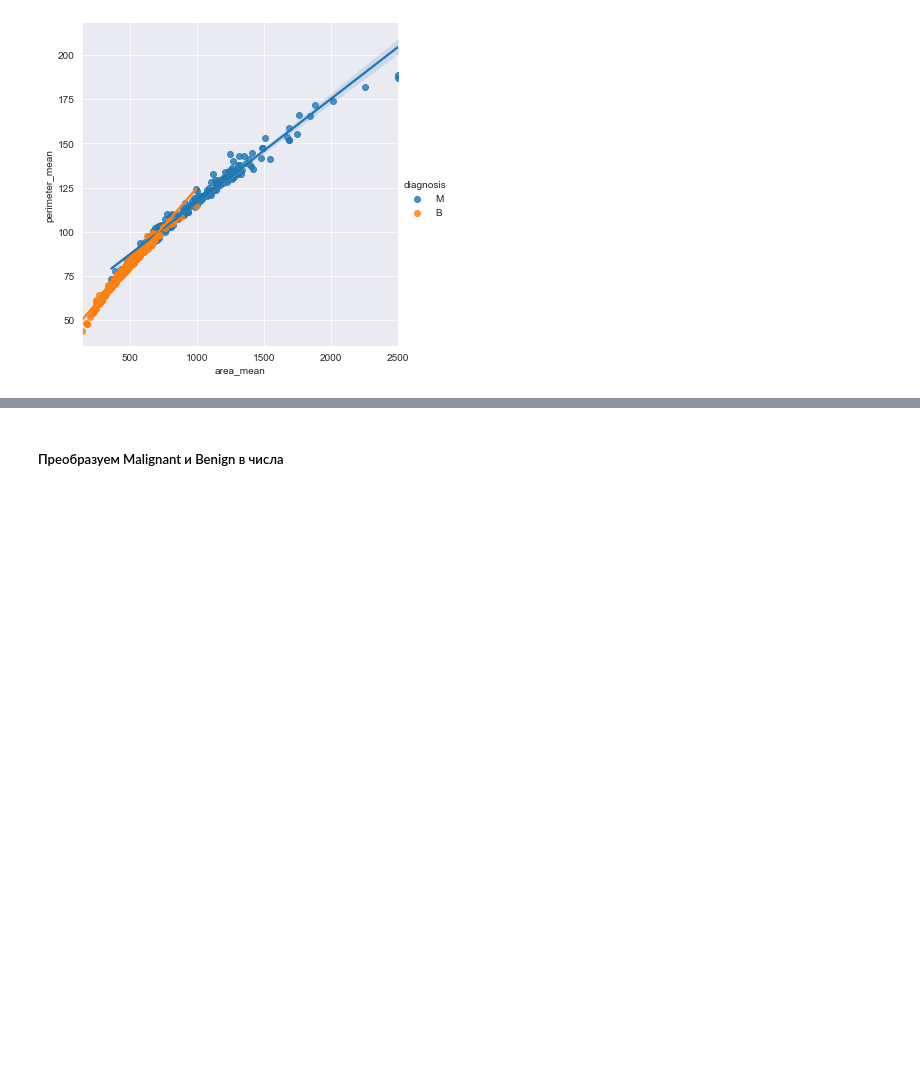
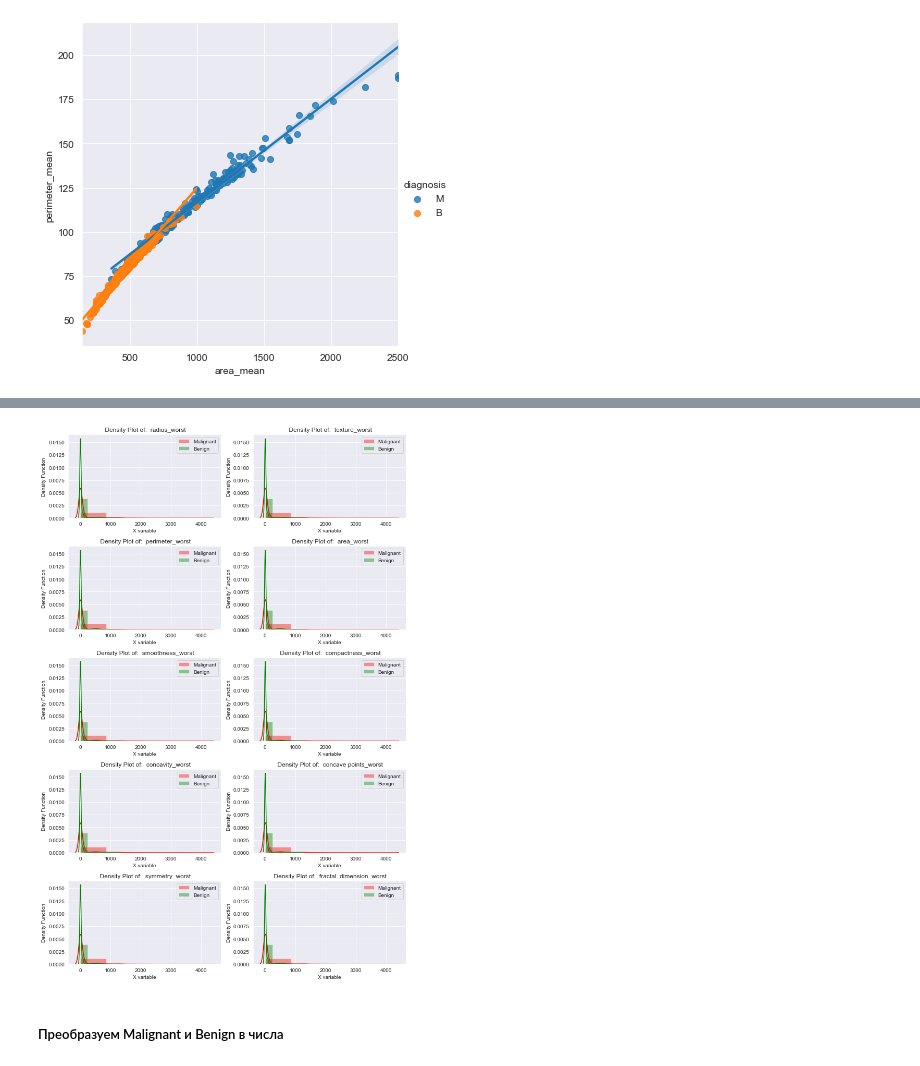
Before and after one commit to GluKhovKirill/NN_BreastCancer, a Jupyter notebook: main.ipynb, the cells around one changed output, grey strips where cells are left out. Saved outputs shown, nothing was run; the diff lists cells and outputs as text; code cells hidden in the pictures; blank space fills up the shorter version.

```diff
--- a/main.ipynb
+++ b/main.ipynb
@@ -120,3 +164,8 @@ sns.lmplot(x='area_mean', y='perimeter_mean', data=df, hue='diagnosis')
+# %%
+worst_features = list(filter(lambda x: "worst" in x, df.columns))  #['radius_mean', 'texture_mean']
+histogram(worst_features)
+# %% [output]
+[figure, added]
 # %% [markdown]
 ##### Преобразуем Malignant и Benign в числа
 # %%
```
Also changed, not shown: parts of 9 cells of this notebook.
